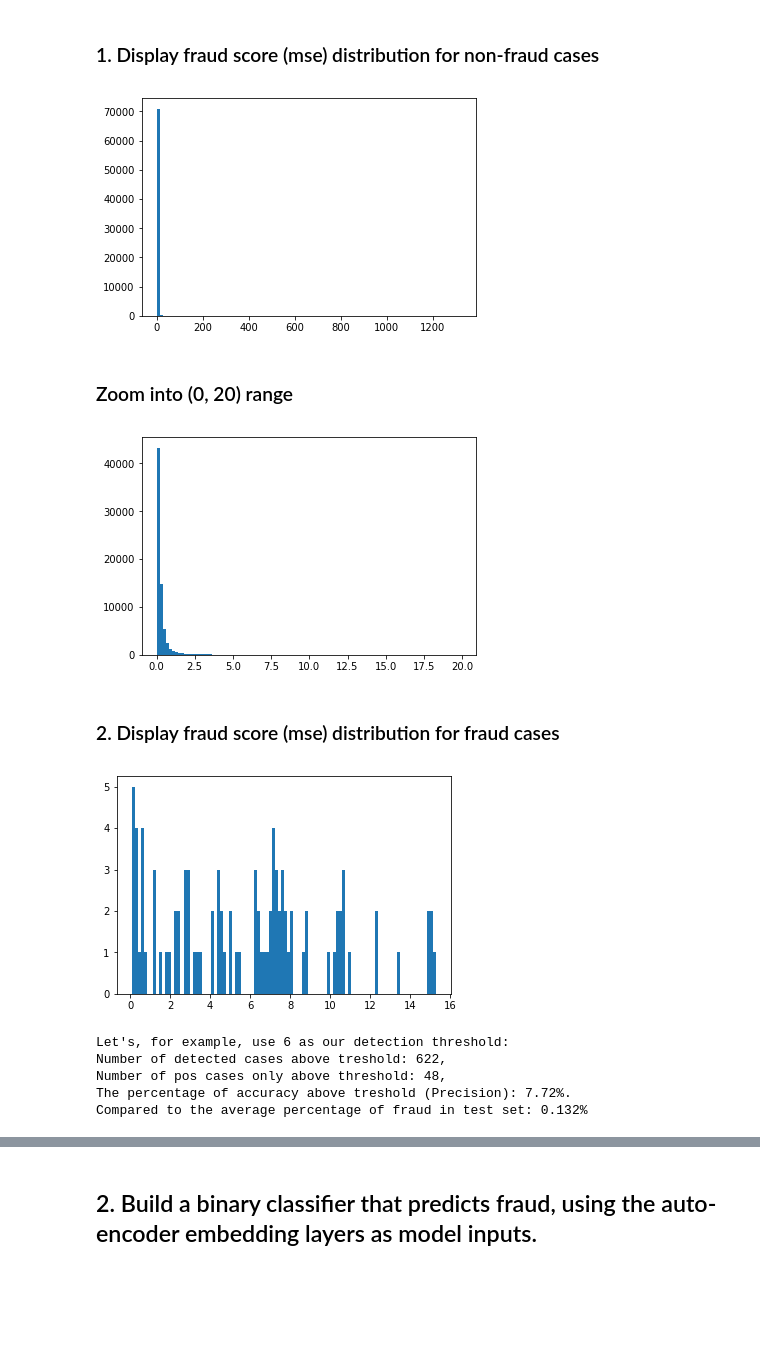
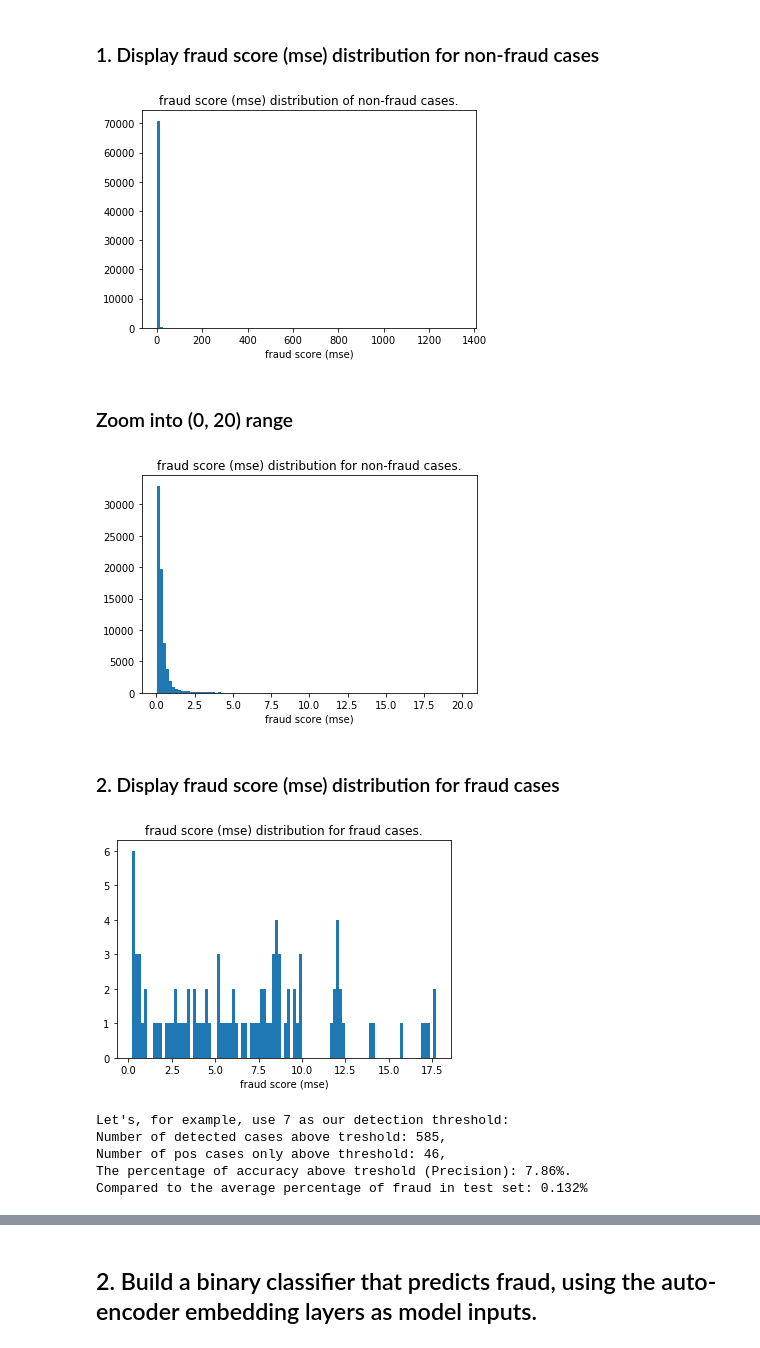
Before and after one commit to aaxwaz/Fraud-detection-using-deep-learning, a Jupyter notebook: auto-encoder/autoencoder_demo.ipynb, the cells around one changed output, grey strips where cells are left out. Drawn from its saved outputs; the diff is of its cells as text; code cells hidden in the pictures; blank space fills up the shorter version.

Commit message:
edited comments and titles for plots

```diff
--- a/auto-encoder/autoencoder_demo.ipynb
+++ b/auto-encoder/autoencoder_demo.ipynb
@@ -128,7 +128,7 @@ for c in range(train_x.shape[1]):
 ### Parameters
 # %%
 # Parameters
-learning_rate = 0.01
+learning_rate = 0.001
 training_epochs = 10
 batch_size = 256
 display_step = 1
@@ -265,26 +265,32 @@ Test auc score: 0.944357
 ### 1. Display fraud score (mse) distribution for non-fraud cases
 # %%
 plt.hist(test_batch_mse[test_y == 0.0], bins = 100)
+plt.title("fraud score (mse) distribution of non-fraud cases.")
+plt.xlabel("fraud score (mse)")
 plt.show()
 # %% [output]
-[figure, old version]
+[figure, new version]
 # %% [markdown]
 ### Zoom into (0, 20) range
 # %%
 plt.hist(test_batch_mse[(test_y == 0.0) & (test_batch_mse < 20)], bins = 100)
+plt.title("fraud score (mse) distribution for non-fraud cases.")
+plt.xlabel("fraud score (mse)")
 plt.show()
 # %% [output]
-[figure, old version]
+[figure, new version]
 # %% [markdown]
 ### 2. Display fraud score (mse) distribution for fraud cases
 # %%
 plt.hist(test_batch_mse[test_y == 1.0], bins = 100)
+plt.title("fraud score (mse) distribution for fraud cases.")
+plt.xlabel("fraud score (mse)")
 plt.show()
 # %% [output]
-[figure, old version]
+[figure, new version]
 # %%
-THRE_TEST = 6
-print("Let's, for example, use 6 as our detection threshold: \n\
+THRE_TEST = 7
+print("Let's, for example, use 7 as our detection threshold: \n\
 Number of detected cases above treshold: {}, \n\
 Number of pos cases only above threshold: {}, \n\
 The percentage of accuracy above treshold (Precision): {:0.2f}%. \n\
@@ -293,9 +299,9 @@ np.sum(test_batch_mse > THRE_TEST), \
 np.sum(test_y[test_batch_mse > THRE_TEST]), \
 np.sum(test_y[test_batch_mse > THRE_TEST]) / np.sum(test_batch_mse > THRE_TEST) * 100))
 # %% [output]
-Let's, for example, use 6 as our detection threshold:
-Number of detected cases above treshold: 622,
-Number of pos cases only above threshold: 48,
-The percentage of accuracy above treshold (Precision): 7.72%.
+Let's, for example, use 7 as our detection threshold:
+Number of detected cases above treshold: 585,
+Number of pos cases only above threshold: 46,
+The percentage of accuracy above treshold (Precision): 7.86%.
 Compared to the average percentage of fraud in test set: 0.132%
 # %% [markdown]
```
Also changed, not shown: parts of 6 cells of this notebook.
